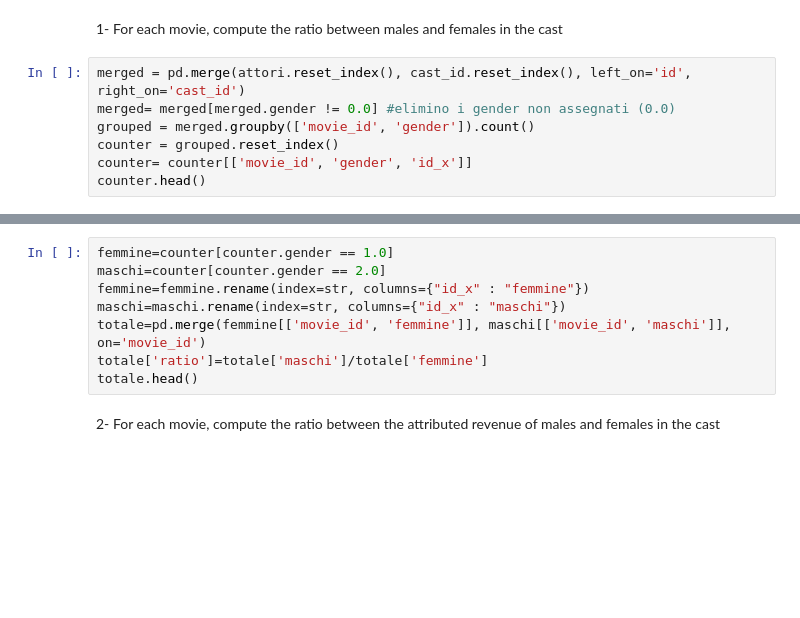
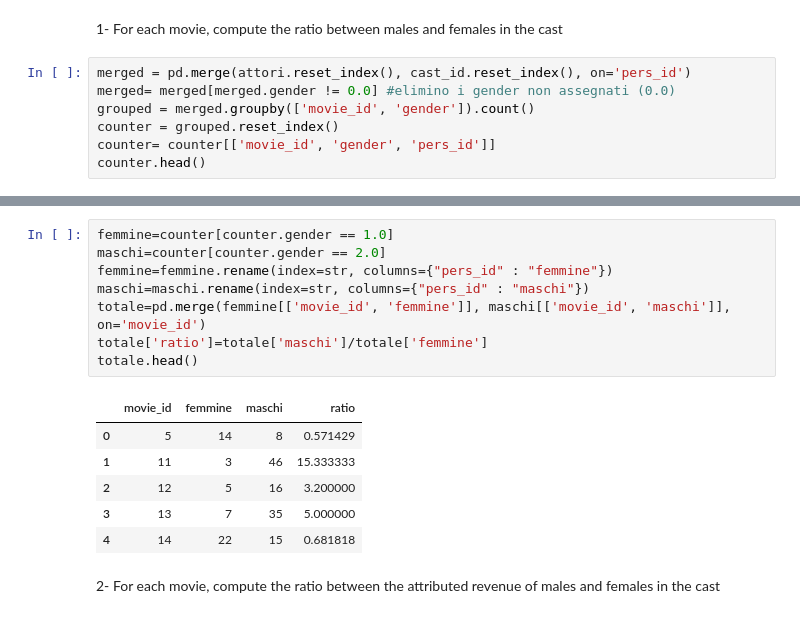
Before and after one commit to silviasantamaria/computerscience, a Jupyter notebook: NUOVO_PROJECT.ipynb, the cells around one changed output, grey strips where cells are left out. Drawn from its saved outputs; the diff is of its cells as text; blank space fills up the shorter version.

```diff
--- a/NUOVO_PROJECT.ipynb
+++ b/NUOVO_PROJECT.ipynb
@@ -544,9 +556,9 @@ df.loc[df['guadagno'].idxmax()]
 # %% [markdown]
 1- For each movie, compute the ratio between males and females in the cast
 # %%
-merged = pd.merge(attori.reset_index(), cast_id.reset_index(), left_on='id', right_on='cast_id')
+merged = pd.merge(attori.reset_index(), cast_id.reset_index(), on='pers_id')
 merged= merged[merged.gender != 0.0] #elimino i gender non assegnati (0.0)
 grouped = merged.groupby(['movie_id', 'gender']).count()
 counter = grouped.reset_index()
-counter= counter[['movie_id', 'gender', 'id_x']]
+counter= counter[['movie_id', 'gender', 'pers_id']]
 counter.head()
@@ -553,11 +572,18 @@ counter.head()
 # %%
 femmine=counter[counter.gender == 1.0]
 maschi=counter[counter.gender == 2.0]
-femmine=femmine.rename(index=str, columns={"id_x" : "femmine"})
-maschi=maschi.rename(index=str, columns={"id_x" : "maschi"})
+femmine=femmine.rename(index=str, columns={"pers_id" : "femmine"})
+maschi=maschi.rename(index=str, columns={"pers_id" : "maschi"})
 totale=pd.merge(femmine[['movie_id', 'femmine']], maschi[['movie_id', 'maschi']], on='movie_id')
 totale['ratio']=totale['maschi']/totale['femmine']
 totale.head()
+# %% [output]
+|  | movie_id | femmine | maschi | ratio |
+| 0 | 5 | 14 | 8 | 0.571429 |
+| 1 | 11 | 3 | 46 | 15.333333 |
+| 2 | 12 | 5 | 16 | 3.200000 |
+| 3 | 13 | 7 | 35 | 5.000000 |
+| 4 | 14 | 22 | 15 | 0.681818 |
 # %% [markdown]
 2- For each movie, compute the ratio between the attributed revenue of males and females in the cast
 # %%
```
Also changed, not shown: parts of 18 cells of this notebook.
